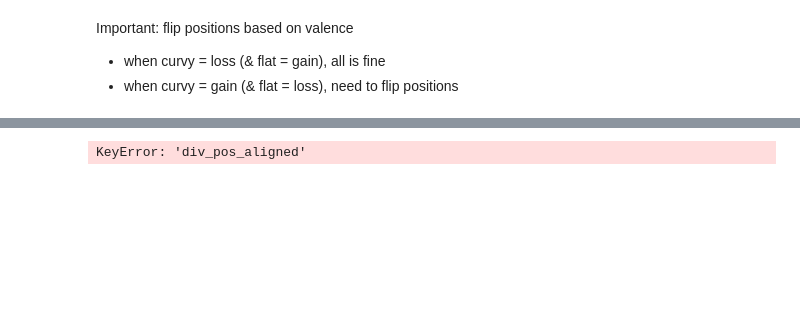
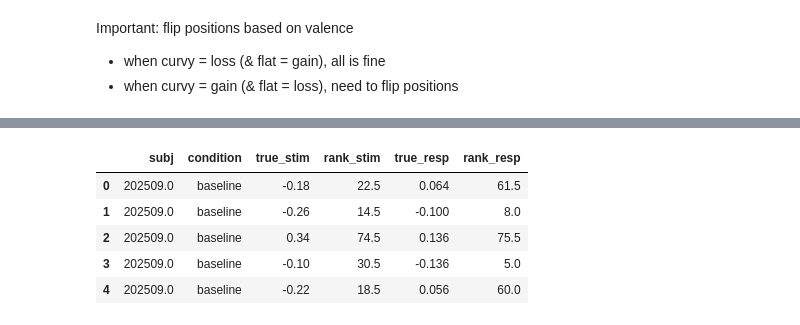
Before and after one commit to siyer7/asymmetry_design, a Jupyter notebook: code/python/beh_preproc_v2.ipynb, the cells around one changed output, grey strips where cells are left out. Saved outputs shown, nothing was run; the diff lists cells and outputs as text; code cells hidden in the pictures; blank space fills up the shorter version.

```diff
--- a/code/python/beh_preproc_v2.ipynb
+++ b/code/python/beh_preproc_v2.ipynb
@@ -165,32 +183,15 @@ df_subjs[['correct', 'invalid', 'incomplete', 'incorrect']].head(5)
 # %%
-# category stuff
-df_subjs['true_class'] = np.where( df_subjs['valence'] == 'rew', 1, 0 )
-df_subjs['pred_class'] = (df_subjs['div_pos_aligned'] < df_subjs['resp_aligned']).astype(int)
-df_subjs['err_type'] = df_subjs['pred_class'] - df_subjs['true_class']
-
-# boundary stuff
-df_subjs['uncertainty'] = (df_subjs['stim_pos'] - df_subjs['div_pos_aligned']).abs() < 0.2
-df_subjs['stim_aligned_to_div'] = (df_subjs['stim_pos'] - df_subjs['div_pos_aligned']).round(3)
-df_subjs['resp_aligned_to_div'] = (df_subjs['resp_aligned'] - df_subjs['div_pos_aligned']).round(3)
-# if loss,  if stim is on penalty side of div, pos if on reward side
-df_subjs['stim_aligned_to_cntxt'] = np.where( df_subjs['true_class'] == 1, df_subjs['stim_aligned_to_div'], - df_subjs['stim_aligned_to_div'] )
-df_subjs['resp_aligned_to_cntxt'] = np.where( df_subjs['true_class'] == 1, df_subjs['resp_aligned_to_div'], - df_subjs['resp_aligned_to_div'] )
-
-# rank within a block for each subj/cond
+# ranking positions within subj/condition, averaged across 2 blocks
 grp = ['subj', 'condition']#, 'blockN']
-# build both ranks, assign once, then copy to defragment
 df_subjs = df_subjs.assign(
-    stim_ranks = df_subjs.groupby(grp)['stim_pos'].transform('rank'),
-    resp_ranks = df_subjs.groupby(grp)['resp_aligned'].transform('rank'),
-).copy()
-max_rank = df_subjs['stim_ranks'].max()
-
-# boundary-aligned rank
-df_subjs['stim_ranks_aligned'] = df_subjs['stim_ranks'] - max_rank/2
-df_subjs['resp_ranks_aligned'] = df_subjs['resp_ranks'] - max_rank/2
-print(max_rank/2)
-
-# create column block_name which concats condition and run
-df_subjs['block_name'] = df_subjs['condition'] + '_' + df_subjs['run'].astype(str)
+                            rank_stim = df_subjs.groupby(grp)['true_stim'].transform('rank'),
+                            rank_resp = df_subjs.groupby(grp)['true_resp'].transform('rank'),
+                          ).copy()
+df_subjs[['subj', 'condition', 'true_stim', 'rank_stim', 'true_resp', 'rank_resp']].head(5)
 # %% [output]
-KeyError: 'div_pos_aligned'
+|  | subj | condition | true_stim | rank_stim | true_resp | rank_resp |
+| 0 | 202509.0 | baseline | -0.18 | 22.5 | 0.064 | 61.5 |
+| 1 | 202509.0 | baseline | -0.26 | 14.5 | -0.100 | 8.0 |
+| 2 | 202509.0 | baseline | 0.34 | 74.5 | 0.136 | 75.5 |
+| 3 | 202509.0 | baseline | -0.10 | 30.5 | -0.136 | 5.0 |
+| 4 | 202509.0 | baseline | -0.22 | 18.5 | 0.056 | 60.0 |
```
Also changed, not shown: parts of 11 cells of this notebook, 2 other files.
